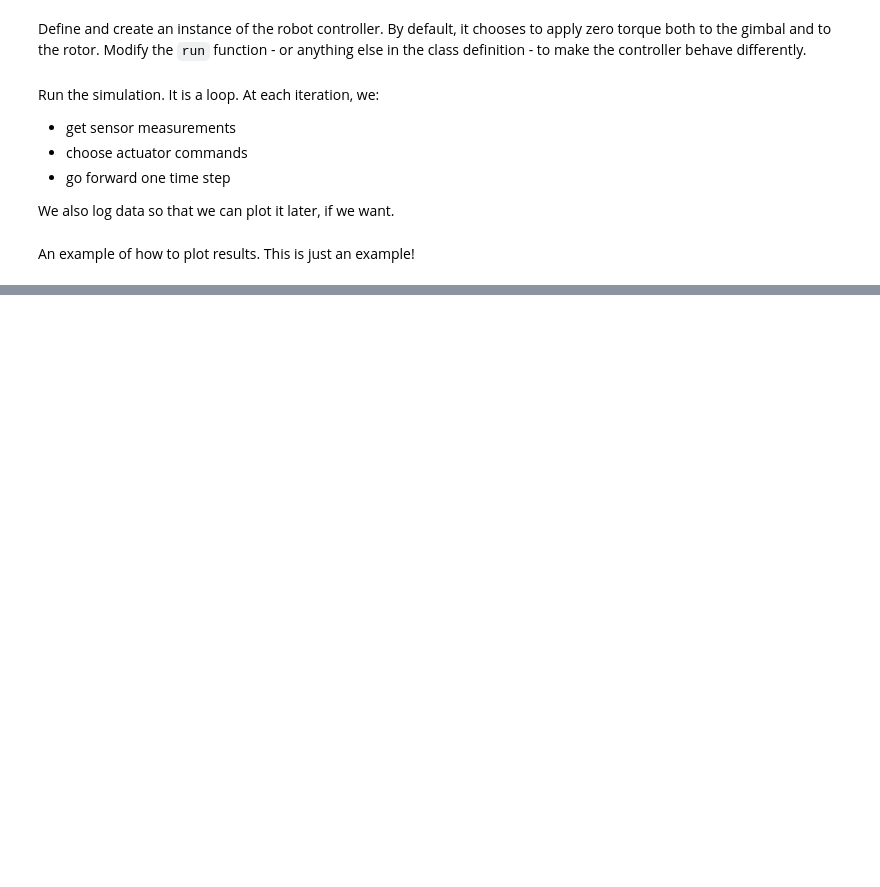
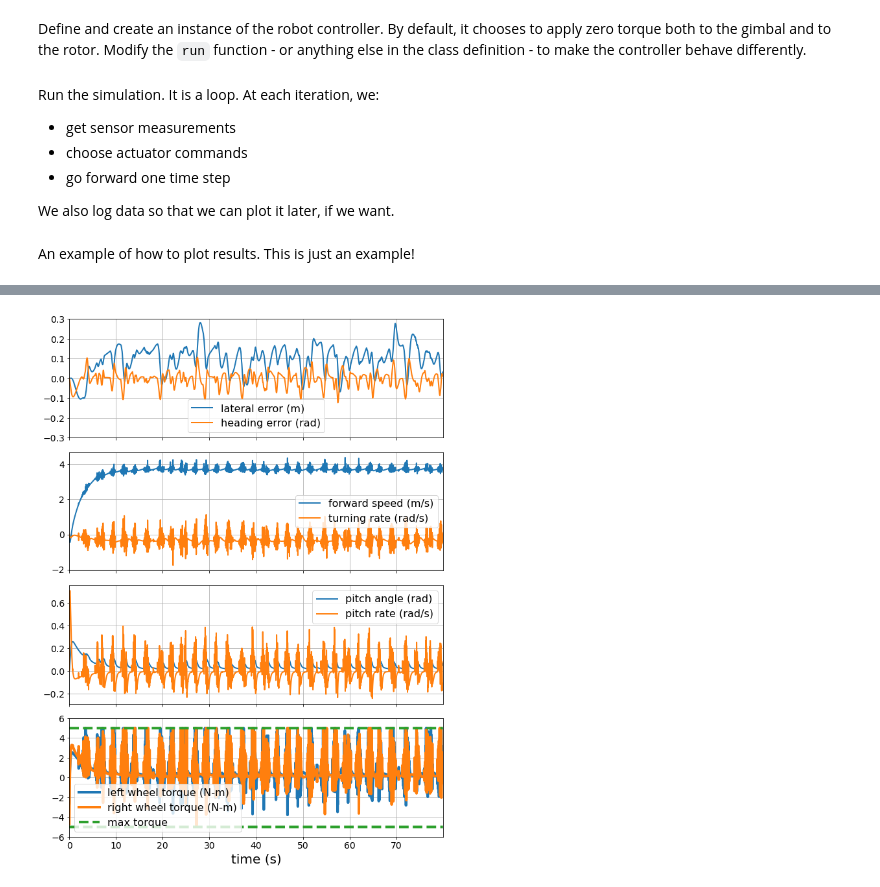
Before and after one commit to GigaVoltFlash/ae353-sp21, a Jupyter notebook: projects/02_segbot/SegbotDemo.ipynb, the cells around one changed output, grey strips where cells are left out. Saved outputs shown, nothing was run; the diff lists cells and outputs as text; code cells hidden in the pictures; blank space fills up the shorter version.

```diff
--- a/projects/02_segbot/SegbotDemo.ipynb
+++ b/projects/02_segbot/SegbotDemo.ipynb
@@ -298,35 +305,38 @@ if (two_robots):
     ax[0].grid()
     ax[0].legend(fontsize=16)
     ax[0].tick_params(labelsize=14)
+    ax[0].set_ylim(-0.3,0.3)
 
     # Second subplot
     ax[1].plot(data['t'], data['forward_speed2'], label='forward speed (m/s)', linewidth=2)
     ax[1].plot(data['t'], data['turning_rate2'], label='turning rate (rad/s)', linewidth=2)
     ax[1].grid()
     ax[1].legend(fontsize=16)
     ax[1].tick_params(labelsize=14)
 
     # Third subplot
     ax[2].plot(data['t'], data['pitch_angle2'], label='pitch angle (rad)', linewidth=2)
     ax[2].plot(data['t'], data['pitch_rate2'], label='pitch rate (rad/s)', linewidth=2)
     ax[2].grid()
     ax[2].legend(fontsize=16)
     ax[2].tick_params(labelsize=14)
 
     # Fourth subplot
     ax[3].plot(data['t'], data['tau_left2'], label='left wheel torque (N-m)', linewidth=4)
     ax[3].plot(data['t'], data['tau_right2'], label='right wheel torque (N-m)', linewidth=4)
     ax[3].plot(data['t'], np.ones_like(data['t']) * robot.tau_max, '--', label='max torque', linewidth=4, color='C2')
     ax[3].plot(data['t'], -np.ones_like(data['t']) * robot.tau_max, '--', linewidth=4, color='C2')
     ax[3].grid()
     ax[3].legend(fontsize=16)
     ax[3].tick_params(labelsize=14)
     ax[3].set_ylim(-1.2 * robot.tau_max, 1.2 * robot.tau_max)
 
     # Set x-axis properties (only need to do this on the fourth
     # subplot since all four subplots share the same x-axis)
     ax[3].set_xlabel('time (s)', fontsize=20)
     ax[3].set_xlim([data['t'][0], data['t'][-1]])
 
     # Make the arrangement of subplots look nice
     fig.tight_layout()
+# %% [output]
+[figure, added]
```
Also changed, not shown: parts of 7 cells of this notebook, 6 other files.
